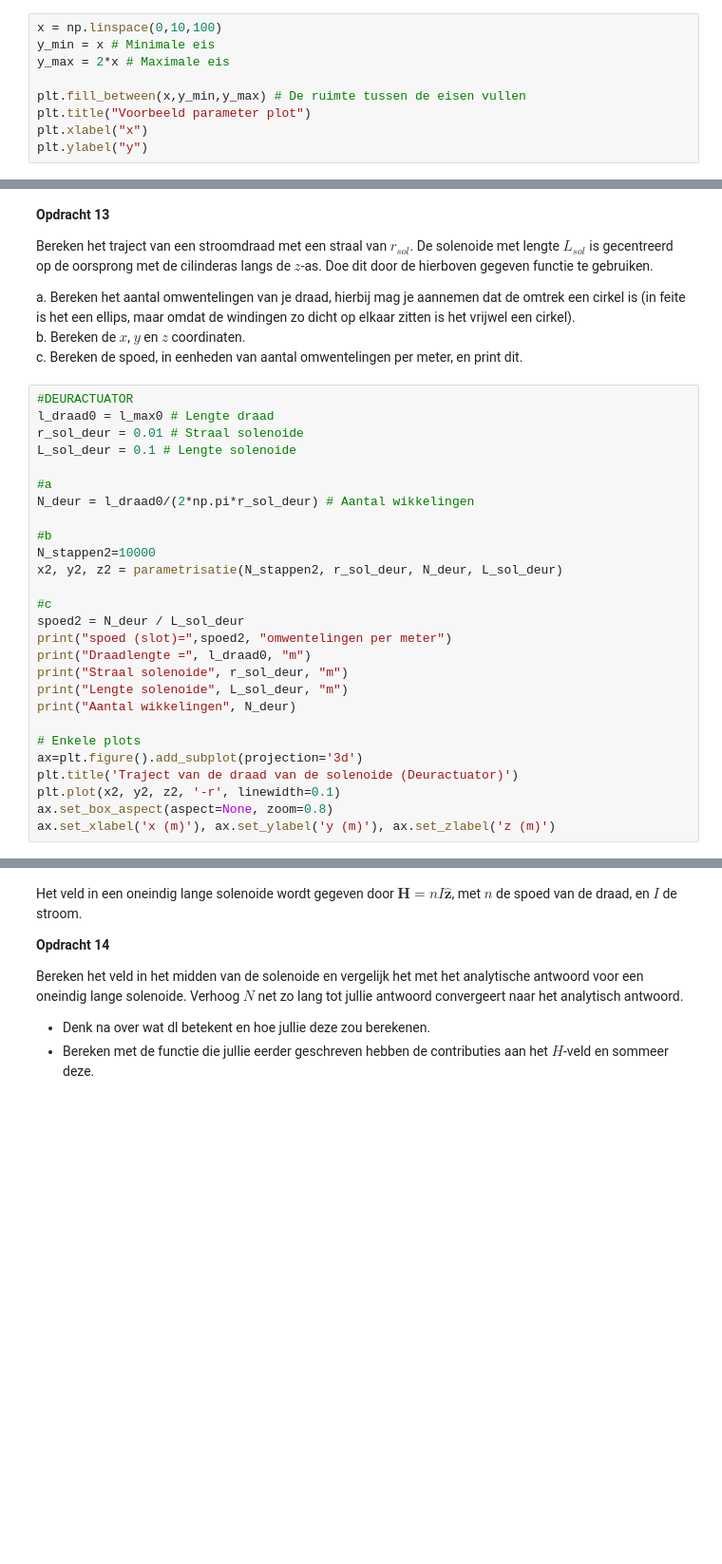
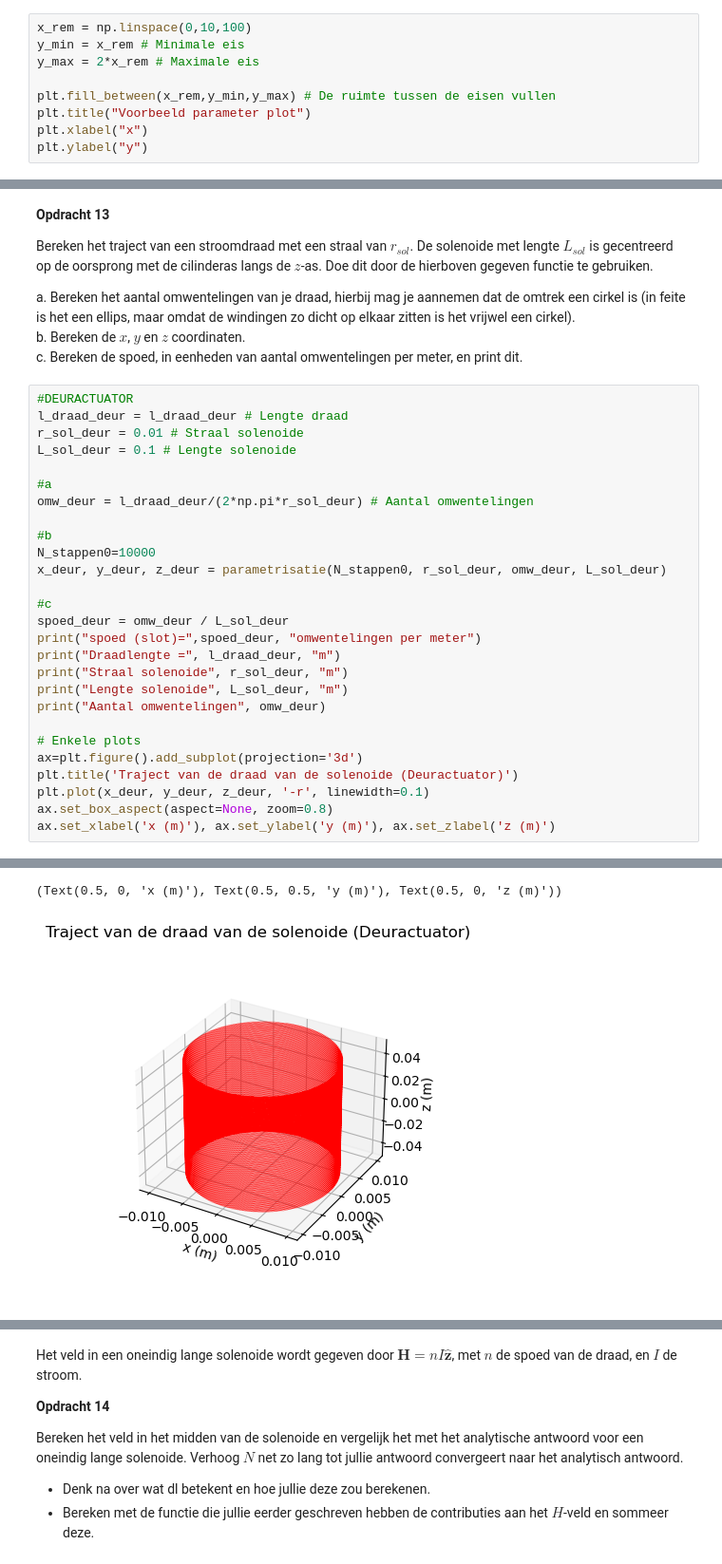
Before and after one commit to felicievdl/Felicie-opdrachten-DEF-D, a Jupyter notebook: DigitaleOntwerpopdrachten/2KrachtactuatorOpdracht/KrachtactuatorOpdracht.ipynb, the cells around one changed output, grey strips where cells are left out. Shown at 95% size. Drawn from its saved outputs; the diff is of its cells as text; blank space fills up the shorter version.

```diff
--- a/DigitaleOntwerpopdrachten/2KrachtactuatorOpdracht/KrachtactuatorOpdracht.ipynb
+++ b/DigitaleOntwerpopdrachten/2KrachtactuatorOpdracht/KrachtactuatorOpdracht.ipynb
@@ -196,11 +205,11 @@ def aantal_wikkelingen(L_s, r_s, r_d, I, F, l_d, u_r):
 # %% [markdown]
 Een parameter plot geeft ons inzicht in de haalbaarheid van het idee. In dit geval willen we kijken naar het mogelijke aantal wikkelingen en de lengte van onze solenoide. Hieronder staat een voorbeeld van code die een voorbeeld plot creëert met minimale eis $y=x$ en de maximale eis $y=2x$.
 # %%
-x = np.linspace(0,10,100)
-y_min = x # Minimale eis
-y_max = 2*x # Maximale eis
+x_rem = np.linspace(0,10,100)
+y_min = x_rem # Minimale eis
+y_max = 2*x_rem # Maximale eis
 
-plt.fill_between(x,y_min,y_max) # De ruimte tussen de eisen vullen
+plt.fill_between(x_rem,y_min,y_max) # De ruimte tussen de eisen vullen
 plt.title("Voorbeeld parameter plot")
 plt.xlabel("x")
 plt.ylabel("y")
@@ -430,28 +471,29 @@ b. Bereken de $x$, $y$ en $z$ coordinaten.\
 c. Bereken de spoed, in eenheden van aantal omwentelingen per meter, en print dit.
 # %%
 #DEURACTUATOR
-l_draad0 = l_max0 # Lengte draad
+l_draad_deur = l_draad_deur # Lengte draad
 r_sol_deur = 0.01 # Straal solenoide
 L_sol_deur = 0.1 # Lengte solenoide
 
 #a
-N_deur = l_draad0/(2*np.pi*r_sol_deur) # Aantal wikkelingen
+omw_deur = l_draad_deur/(2*np.pi*r_sol_deur) # Aantal omwentelingen
 
 #b
-N_stappen2=10000
-x2, y2, z2 = parametrisatie(N_stappen2, r_sol_deur, N_deur, L_sol_deur)
+N_stappen0=10000
+x_deur, y_deur, z_deur = parametrisatie(N_stappen0, r_sol_deur, omw_deur, L_sol_deur)
 
 #c
-spoed2 = N_deur / L_sol_deur
-print("spoed (slot)=",spoed2, "omwentelingen per meter")
-print("Draadlengte =", l_draad0, "m")
+spoed_deur = omw_deur / L_sol_deur
+print("spoed (slot)=",spoed_deur, "omwentelingen per meter")
+print("Draadlengte =", l_draad_deur, "m")
 print("Straal solenoide", r_sol_deur, "m")
 print("Lengte solenoide", L_sol_deur, "m")
-print("Aantal wikkelingen", N_deur)
+print("Aantal omwentelingen", omw_deur)
 
 # Enkele plots
 ax=plt.figure().add_subplot(projection='3d')
 plt.title('Traject van de draad van de solenoide (Deuractuator)')
-plt.plot(x2, y2, z2, '-r', linewidth=0.1)
+plt.plot(x_deur, y_deur, z_deur, '-r', linewidth=0.1)
 ax.set_box_aspect(aspect=None, zoom=0.8)
 ax.set_xlabel('x (m)'), ax.set_ylabel('y (m)'), ax.set_zlabel('z (m)')
+# %% [output]
@@ -457,0 +505,2 @@ ax.set_xlabel('x (m)'), ax.set_ylabel('y (m)'), ax.set_zlabel('z (m)')
+(Text(0.5, 0, 'x (m)'), Text(0.5, 0.5, 'y (m)'), Text(0.5, 0, 'z (m)'))
+[figure, added]
```
Also changed, not shown: parts of 33 cells of this notebook.
